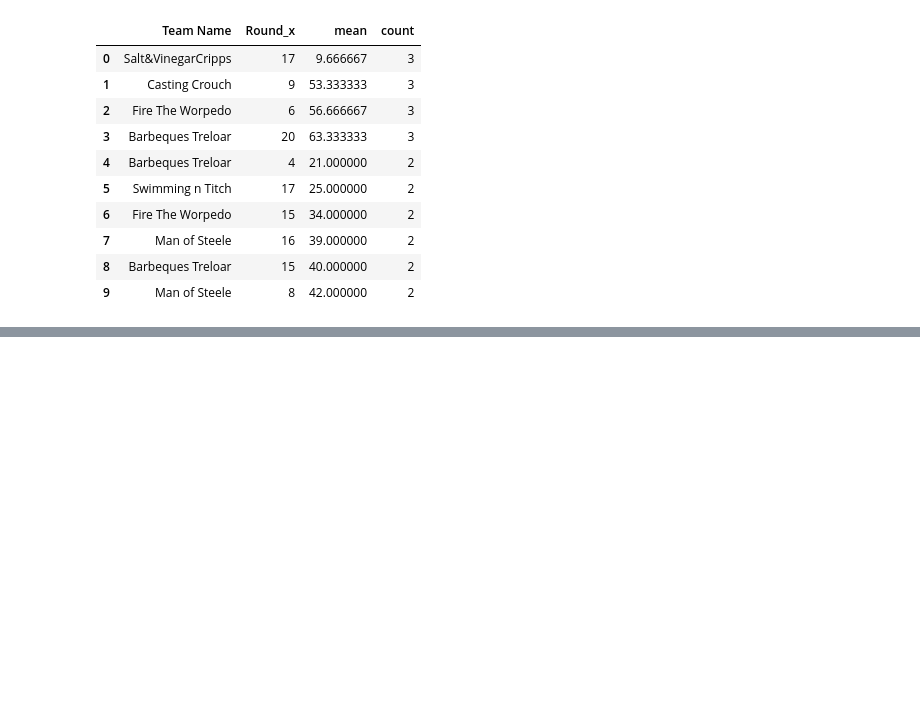
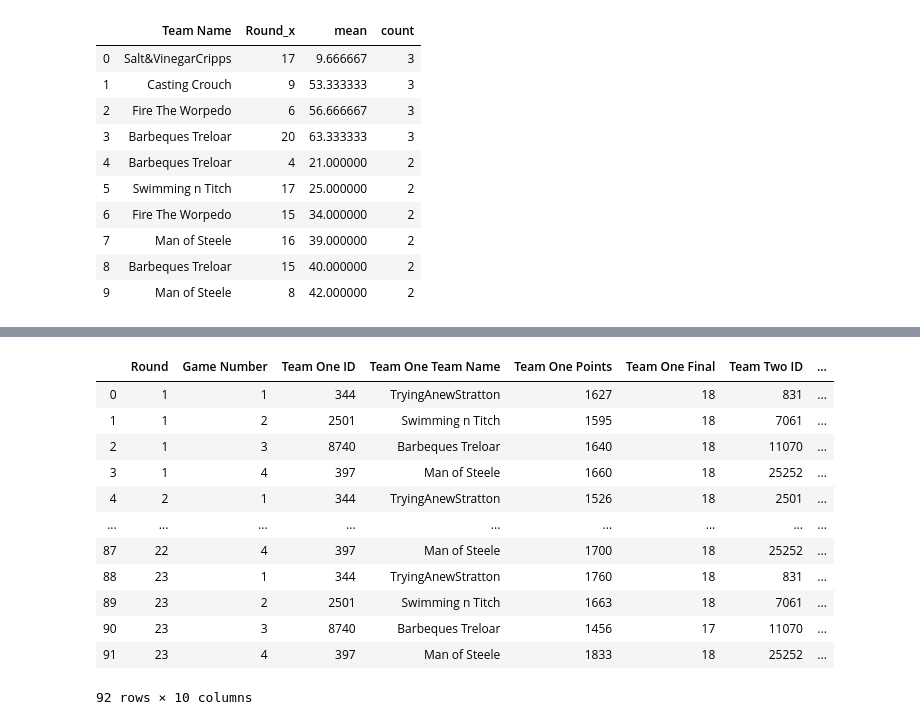
Before and after one commit to mark-richards/sc_scraper, a Jupyter notebook: 2019 Summary.ipynb, the cells around one changed output, grey strips where cells are left out. Cells and saved outputs as stored; diff of their text form; code cells hidden in the pictures; blank space fills up the shorter version.

Commit message:
fixture difficulty

```diff
--- a/2019 Summary.ipynb
+++ b/2019 Summary.ipynb
@@ -630,0 +632,17 @@ plot = df_grouped_ladder.plot(kind='line')
+# %%
+df_fixture = pd.read_csv("inputs/2019_sc_fixture.csv")
+df_fixture
+# %% [output]
+|  | Round | Game Number | Team One ID | Team One Team Name | Team One Points | Team One Final | Team Two ID | ... |
+| 0 | 1 | 1 | 344 | TryingAnewStratton | 1627 | 18 | 831 | ... |
+| 1 | 1 | 2 | 2501 | Swimming n Titch | 1595 | 18 | 7061 | ... |
+| 2 | 1 | 3 | 8740 | Barbeques Treloar | 1640 | 18 | 11070 | ... |
+| 3 | 1 | 4 | 397 | Man of Steele | 1660 | 18 | 25252 | ... |
+| 4 | 2 | 1 | 344 | TryingAnewStratton | 1526 | 18 | 2501 | ... |
+| ... | ... | ... | ... | ... | ... | ... | ... | ... |
+| 87 | 22 | 4 | 397 | Man of Steele | 1700 | 18 | 25252 | ... |
+| 88 | 23 | 1 | 344 | TryingAnewStratton | 1760 | 18 | 831 | ... |
+| 89 | 23 | 2 | 2501 | Swimming n Titch | 1663 | 18 | 7061 | ... |
+| 90 | 23 | 3 | 8740 | Barbeques Treloar | 1456 | 17 | 11070 | ... |
+| 91 | 23 | 4 | 397 | Man of Steele | 1833 | 18 | 25252 | ... |
+92 rows × 10 columns
```
Also changed, not shown: parts of 3 cells of this notebook, 1 other file.
